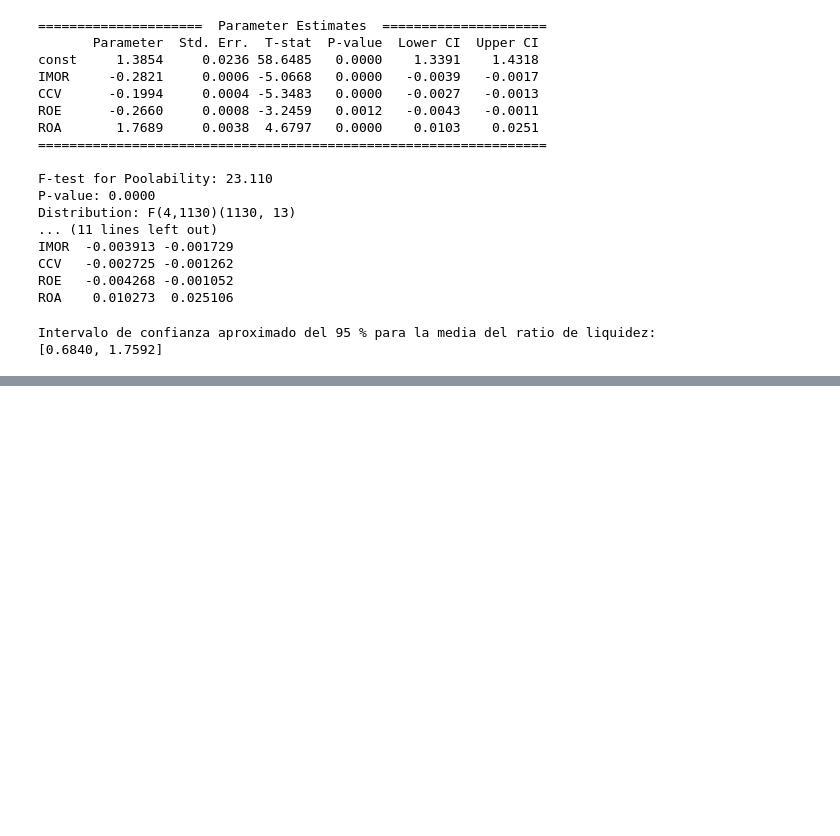
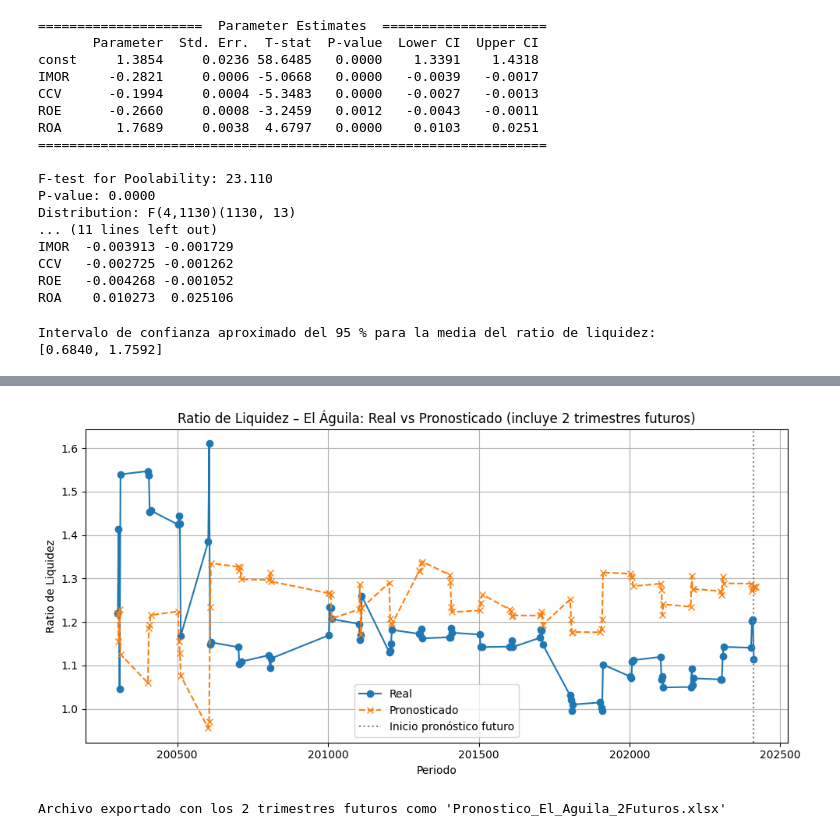
Before and after one commit to IvanPP1018/SIMULACION-1, a Jupyter notebook: BASE BIEN TESIS.ipynb, the cells around one changed output, grey strips where cells are left out. Cells and saved outputs as stored; diff of their text form; code cells hidden in the pictures; blank space fills up the shorter version.

```diff
--- a/BASE BIEN TESIS.ipynb
+++ b/BASE BIEN TESIS.ipynb
@@ -970,0 +998,70 @@ Archivo exportado como 'Pronostico_El_Aguila.xlsx'
+# %%
+# ----------------------------
+# 6. Pronóstico para 2 periodos futuros (202503 y 202506)
+# ----------------------------
+
+# Obtener los últimos valores disponibles de las variables independientes
+ultimo_periodo = df_aguila['PERIODO'].max()
+valores_ultimos = df_aguila[df_aguila['PERIODO'] == ultimo_periodo][['IMOR', 'ICOR', 'ROE', 'ROA']].iloc[0]
+
+# Crear DataFrame para los nuevos periodos
+futuros_periodos = [ultimo_periodo + 3, ultimo_periodo + 6]  # Trimestres siguientes
+df_futuro = pd.DataFrame({
+    'UNIONES': ['EL AGUILA'] * 2,
+    'PERIODO': futuros_periodos,
+    'IMOR': [valores_ultimos['IMOR']] * 2,
+    'ICOR': [valores_ultimos['ICOR']] * 2,
+    'ROE': [valores_ultimos['ROE']] * 2,
+    'ROA': [valores_ultimos['ROA']] * 2,
+})
+
+# Crear X_futuro y asegurarse de que tenga todas las columnas necesarias
+X_futuro_raw = df_futuro[['IMOR', 'ICOR', 'ROE', 'ROA']]
+X_futuro = sm.add_constant(X_futuro_raw, has_constant='add')
+
+# Alinear columnas exactamente con las del modelo (coeficientes)
+for col in coeficientes.index:
+    if col not in X_futuro.columns:
+        X_futuro[col] = 0  # Si faltara alguna columna, agregamos con ceros
+
+# Reordenar columnas
+X_futuro = X_futuro[coeficientes.index]
+
+# Pronóstico
+df_futuro['PRONOSTICO'] = forecast_panel(X_futuro, coeficientes)
+
+# Agregar columnas vacías para mantener estructura y unir con df_aguila
+df_futuro['RATIO_LIQUIDEZ'] = np.nan
+df_futuro['ERROR'] = np.nan
+
+# Reordenar columnas igual que df_aguila
+df_futuro = df_futuro[df_aguila.columns]
+
+# Unir DataFrames
+df_aguila_completo = pd.concat([df_aguila, df_futuro], ignore_index=True)
+
+# ----------------------------
+# 7. Nueva gráfica con pronóstico futuro
+# ----------------------------
+
+plt.figure(figsize=(10, 5))
+plt.plot(df_aguila_completo['PERIODO'], df_aguila_completo['RATIO_LIQUIDEZ'], marker='o', label='Real')
+plt.plot(df_aguila_completo['PERIODO'], df_aguila_completo['PRONOSTICO'], marker='x', linestyle='--', label='Pronosticado')
+plt.axvline(x=ultimo_periodo, color='gray', linestyle=':', label='Inicio pronóstico futuro')
+plt.title('Ratio de Liquidez – El Águila: Real vs Pronosticado (incluye 2 trimestres futuros)')
+plt.xlabel('Periodo')
+plt.ylabel('Ratio de Liquidez')
+plt.legend()
+plt.grid(True)
+plt.tight_layout()
+plt.show()
+
+# ----------------------------
+# 8. Exportar nueva versión a Excel
+# ----------------------------
+
+df_aguila_completo.to_excel("Pronostico_El_Aguila_2Futuros.xlsx", index=False)
+print("\nArchivo exportado con los 2 trimestres futuros como 'Pronostico_El_Aguila_2Futuros.xlsx'")
+# %% [output]
+[figure, added]
+Archivo exportado con los 2 trimestres futuros como 'Pronostico_El_Aguila_2Futuros.xlsx'
```
Also changed, not shown: parts of 4 cells of this notebook.
